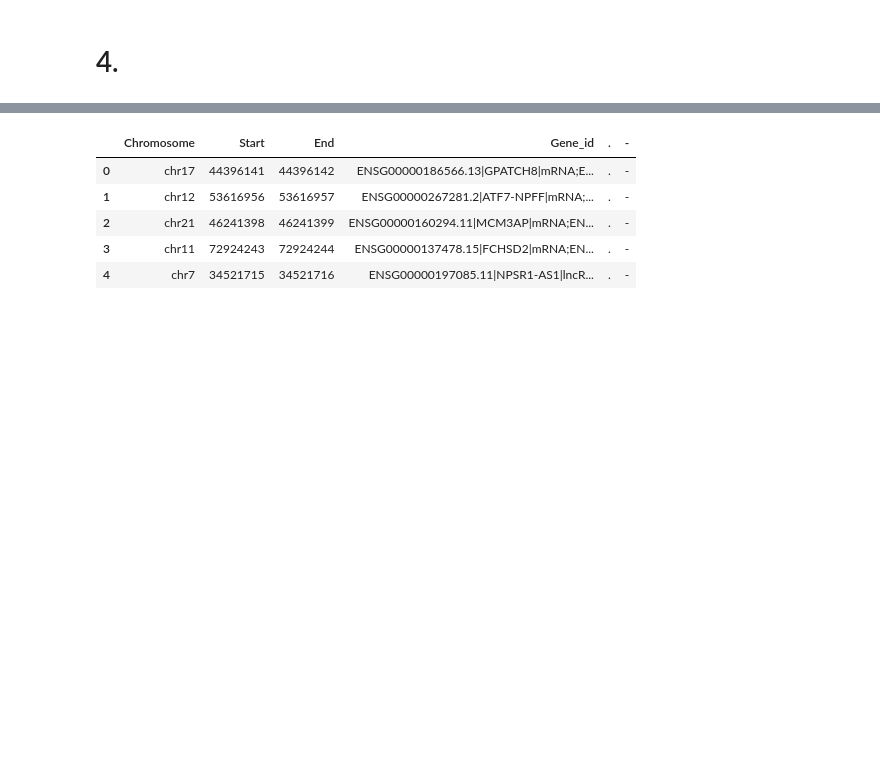
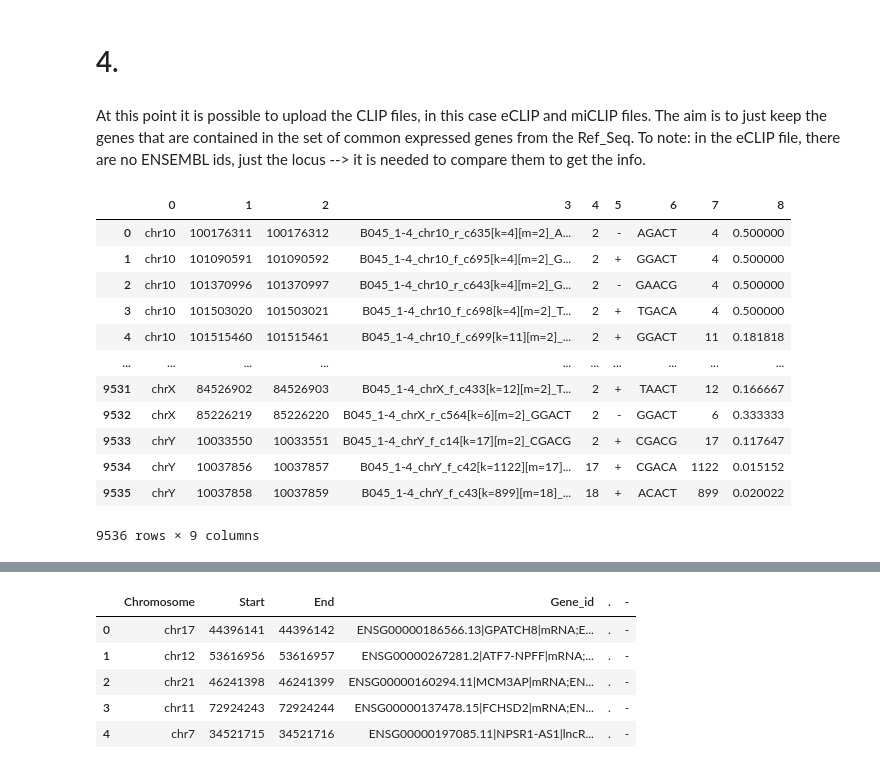
Before and after one commit to sofiamrtll/thesis, a Jupyter notebook: THESIS_Preprocessing.ipynb, the cells around one changed output, grey strips where cells are left out. Drawn from its saved outputs; the diff is of its cells as text; code cells hidden in the pictures; blank space fills up the shorter version.

```diff
--- a/THESIS_Preprocessing.ipynb
+++ b/THESIS_Preprocessing.ipynb
@@ -202,3 +202,27 @@ len(set_common_genes)
 20953
 # %% [markdown]
 # 4.
+# %% [markdown]
+At this point it is possible to upload the CLIP files, in this case eCLIP and miCLIP files. The aim is to just keep the genes that are contained in the set of common expressed genes from the Ref_Seq.
+To note: in the eCLIP file, there are no ENSEMBL ids, just the locus --> it is needed to compare them to get the info.
+# %%
+#seems better to use the .txt file, in the .bed file the information linked to + and - is lost.
+eCLIP = BedTool("eCLIP.bed.txt")
+
+eCLIP = eCLIP.to_dataframe(disable_auto_names=True, header= None)
+
+eCLIP
+# %% [output]
+|  | 0 | 1 | 2 | 3 | 4 | 5 | 6 | 7 | 8 |
+| 0 | chr10 | 100176311 | 100176312 | B045_1-4_chr10_r_c635[k=4][m=2]_A... | 2 | - | AGACT | 4 | 0.500000 |
+| 1 | chr10 | 101090591 | 101090592 | B045_1-4_chr10_f_c695[k=4][m=2]_G... | 2 | + | GGACT | 4 | 0.500000 |
+| 2 | chr10 | 101370996 | 101370997 | B045_1-4_chr10_r_c643[k=4][m=2]_G... | 2 | - | GAACG | 4 | 0.500000 |
+| 3 | chr10 | 101503020 | 101503021 | B045_1-4_chr10_f_c698[k=4][m=2]_T... | 2 | + | TGACA | 4 | 0.500000 |
+| 4 | chr10 | 101515460 | 101515461 | B045_1-4_chr10_f_c699[k=11][m=2]_... | 2 | + | GGACT | 11 | 0.181818 |
+| ... | ... | ... | ... | ... | ... | ... | ... | ... | ... |
+| 9531 | chrX | 84526902 | 84526903 | B045_1-4_chrX_f_c433[k=12][m=2]_T... | 2 | + | TAACT | 12 | 0.166667 |
+| 9532 | chrX | 85226219 | 85226220 | B045_1-4_chrX_r_c564[k=6][m=2]_GGACT | 2 | - | GGACT | 6 | 0.333333 |
+| 9533 | chrY | 10033550 | 10033551 | B045_1-4_chrY_f_c14[k=17][m=2]_CGACG | 2 | + | CGACG | 17 | 0.117647 |
+| 9534 | chrY | 10037856 | 10037857 | B045_1-4_chrY_f_c42[k=1122][m=17]... | 17 | + | CGACA | 1122 | 0.015152 |
+| 9535 | chrY | 10037858 | 10037859 | B045_1-4_chrY_f_c43[k=899][m=18]_... | 18 | + | ACACT | 899 | 0.020022 |
+9536 rows × 9 columns
```
Also changed, not shown: parts of 3 cells of this notebook.
